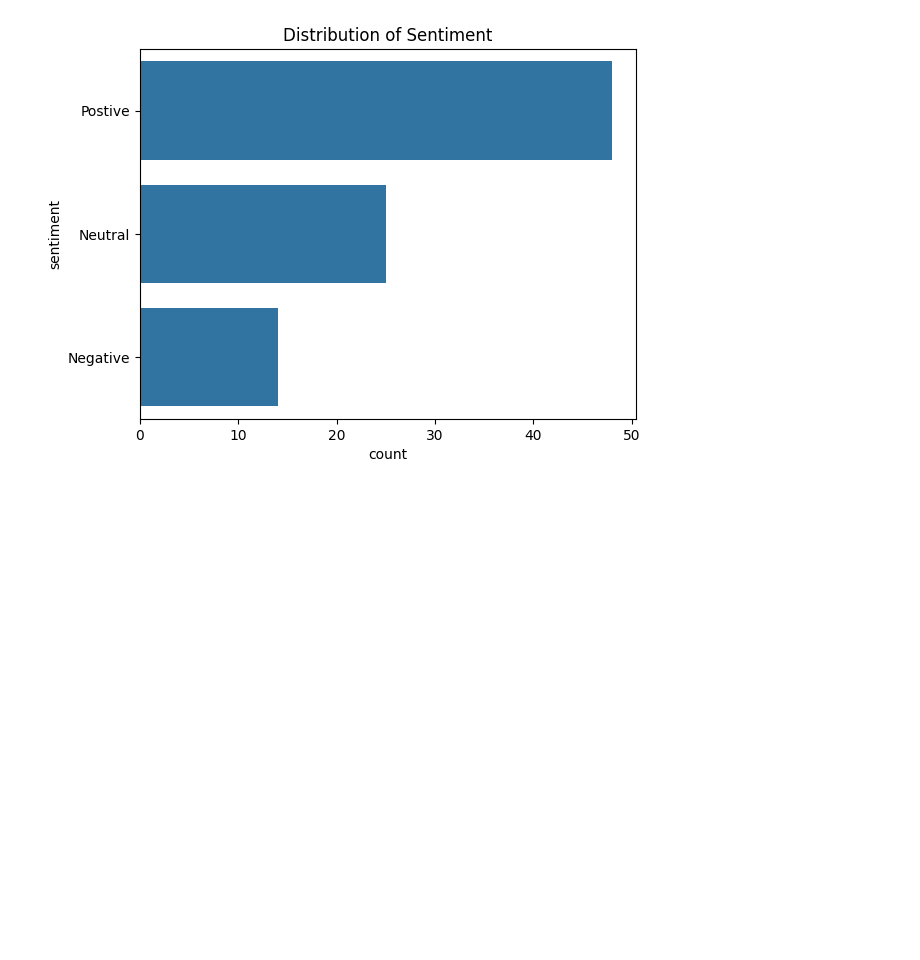
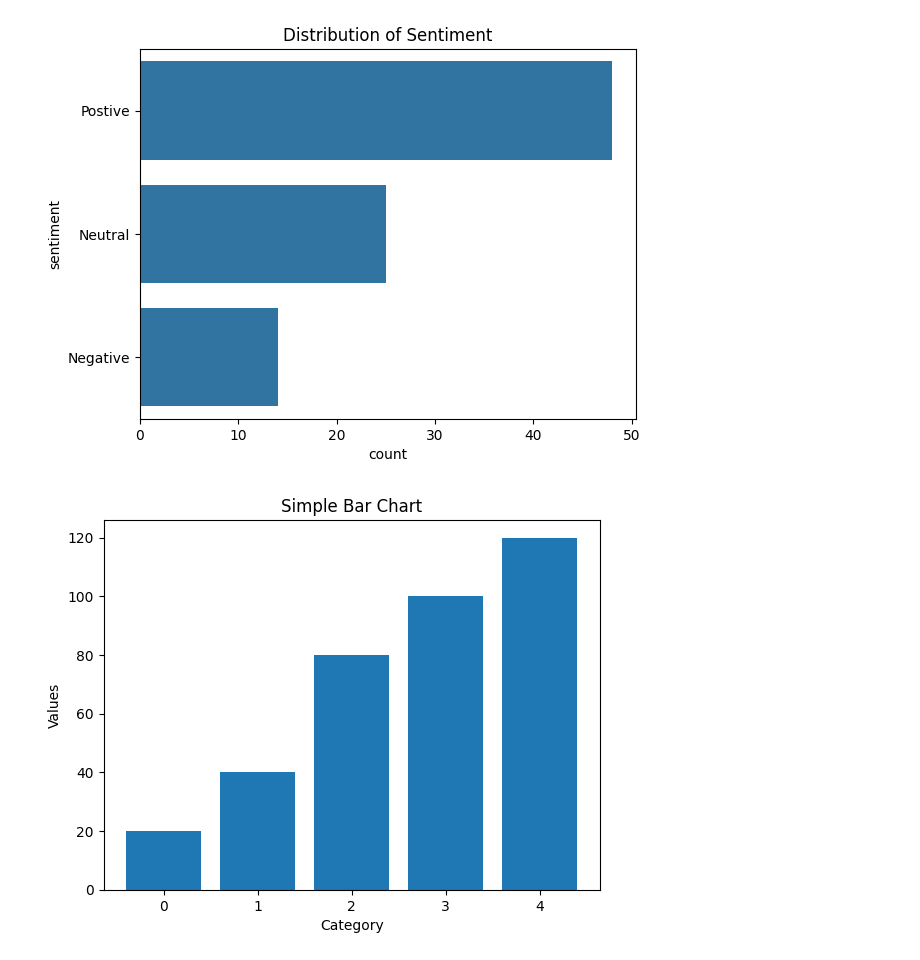
Before and after one commit to ms-shashank/Sentiment-Analysis-of-a-product-by-web-scraping, a Jupyter notebook: cleanReviews.ipynb, the cells around one changed output. Drawn from its saved outputs; the diff is of its cells as text; code cells hidden in the pictures; blank space fills up the shorter version.

```diff
--- a/cleanReviews.ipynb
+++ b/cleanReviews.ipynb
@@ -344,3 +344,19 @@ sns.countplot(train['sentiment']).set_title("Distribution of Sentiment")
 # %% [output]
 Text(0.5, 1.0, 'Distribution of Sentiment')
 [figure]
+# %%
+import matplotlib.pyplot as plt
+
+category = ["A", "B", "C", "D","E"]
+values = [20, 40, 80, 100, 120]
+# label = ["A", "B", "C", "D","E"]
+plt.bar(range(len(category)), values)
+# plt.bar(category, values)
+plt.xlabel("Category")
+plt.ylabel("Values")
+# plt.yticks(values, label)
+plt.title("Simple Bar Chart")
+
+plt.show()
+# %% [output]
+[figure, added]
```
Also changed, not shown: 7 other files.
